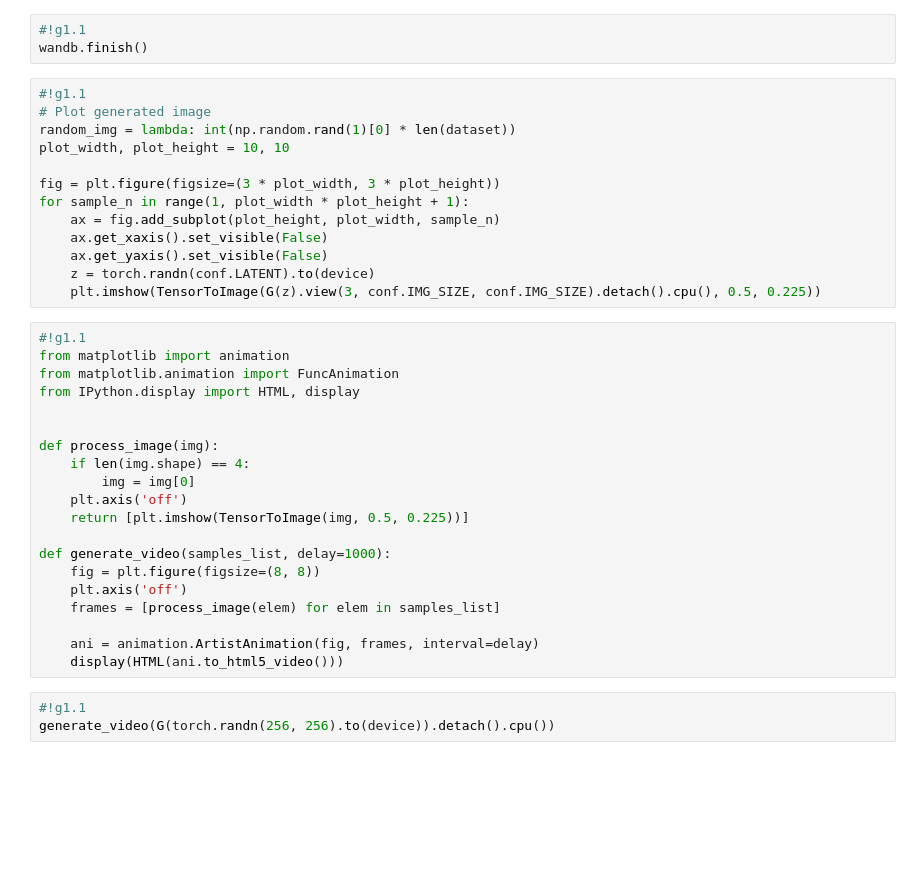
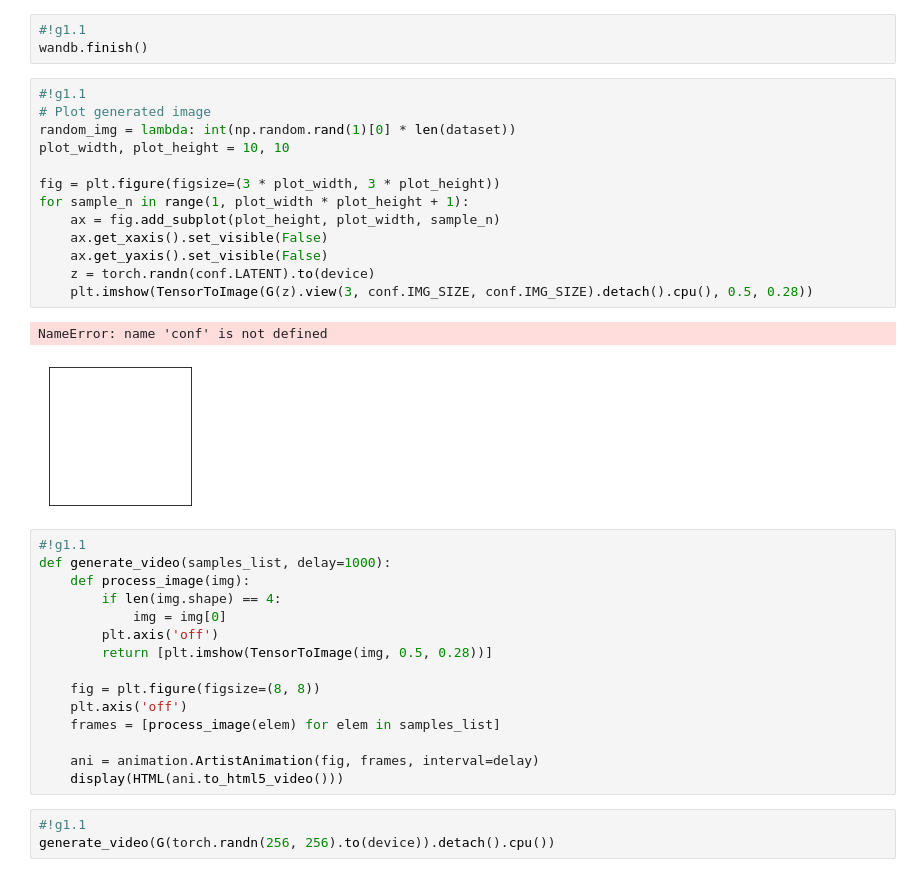
Before and after one commit to maximkm/StyleGAN-anime, a Jupyter notebook: StyleGAN Notebook.ipynb, the cells around one changed output. Drawn from its saved outputs; the diff is of its cells as text; blank space fills up the shorter version.

```diff
--- a/StyleGAN Notebook.ipynb
+++ b/StyleGAN Notebook.ipynb
@@ -617,30 +615,28 @@ wandb.finish()
 # %%
 #!g1.1
 # Plot generated image
 random_img = lambda: int(np.random.rand(1)[0] * len(dataset))
 plot_width, plot_height = 10, 10
 
 fig = plt.figure(figsize=(3 * plot_width, 3 * plot_height))
 for sample_n in range(1, plot_width * plot_height + 1):
     ax = fig.add_subplot(plot_height, plot_width, sample_n)
     ax.get_xaxis().set_visible(False)
     ax.get_yaxis().set_visible(False)
     z = torch.randn(conf.LATENT).to(device)
-    plt.imshow(TensorToImage(G(z).view(3, conf.IMG_SIZE, conf.IMG_SIZE).detach().cpu(), 0.5, 0.225))
+    plt.imshow(TensorToImage(G(z).view(3, conf.IMG_SIZE, conf.IMG_SIZE).detach().cpu(), 0.5, 0.28))
+# %% [output]
+NameError: name 'conf' is not defined
+[figure, added]
 # %%
 #!g1.1
-from matplotlib import animation
-from matplotlib.animation import FuncAnimation
-from IPython.display import HTML, display
+def generate_video(samples_list, delay=1000):
+    def process_image(img):
+        if len(img.shape) == 4:
+            img = img[0]
+        plt.axis('off')
+        return [plt.imshow(TensorToImage(img, 0.5, 0.28))]
 
-
-def process_image(img):
-    if len(img.shape) == 4:
-        img = img[0]
-    plt.axis('off')
-    return [plt.imshow(TensorToImage(img, 0.5, 0.225))]
-
-def generate_video(samples_list, delay=1000):
     fig = plt.figure(figsize=(8, 8))
     plt.axis('off')
     frames = [process_image(elem) for elem in samples_list]
```
Also changed, not shown: parts of 18 cells of this notebook.
